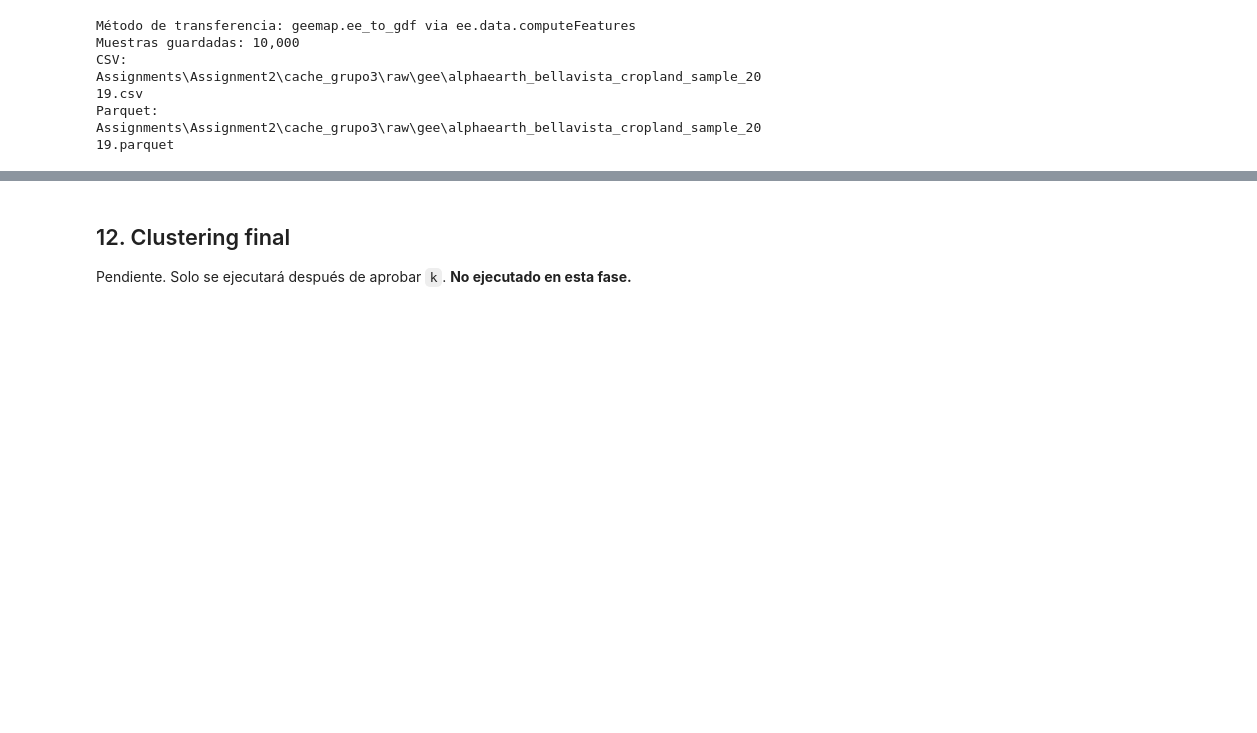
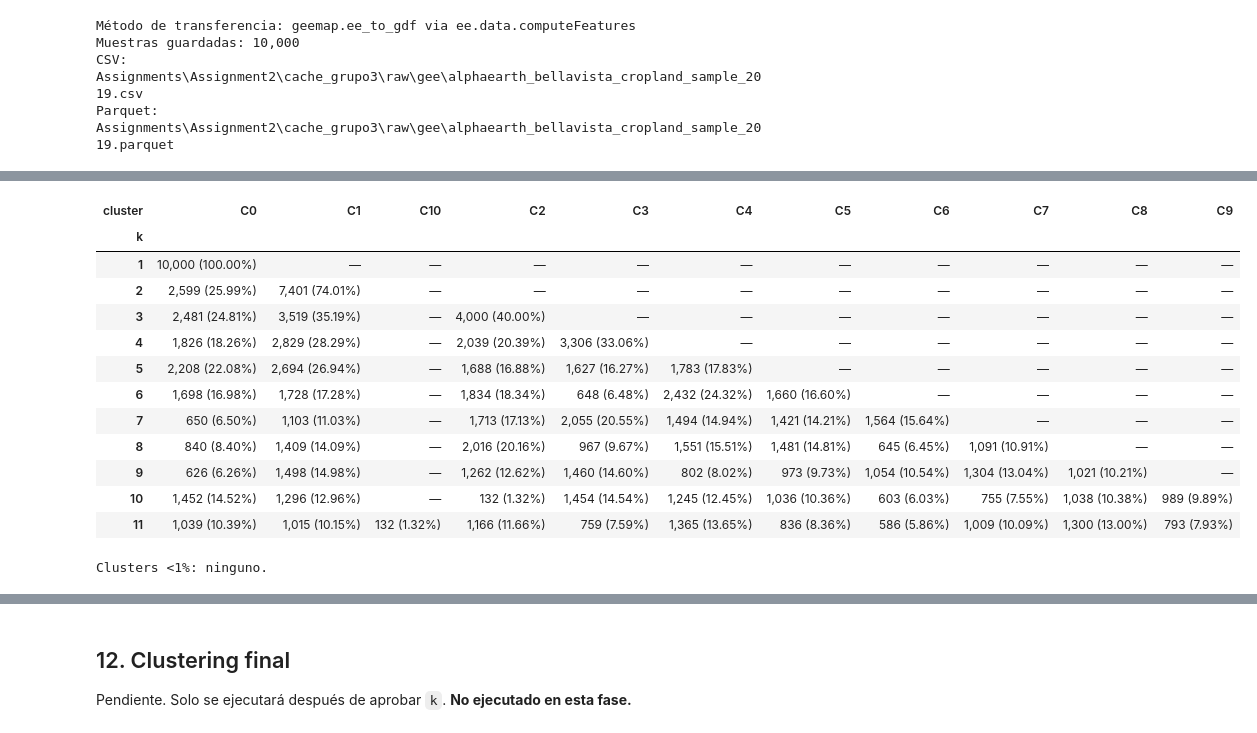
Before and after one commit to anzonyquispe/GeoAgent, a Jupyter notebook: Assignments/Assignment2/Assignment2_Identifying_Rice_Areas_grupo3.ipynb, the cells around one changed output, grey strips where cells are left out. Cells and saved outputs as stored; diff of their text form; code cells hidden in the pictures; blank space fills up the shorter version.

Commit message:
Select optimal clusters for Assignment 2

```diff
--- a/Assignments/Assignment2/Assignment2_Identifying_Rice_Areas_grupo3.ipynb
+++ b/Assignments/Assignment2/Assignment2_Identifying_Rice_Areas_grupo3.ipynb
@@ -453,0 +722,35 @@ Pendiente para la Fase 2. Se evaluará `k = 1…11` con backend sklearn y las
+# %%
+phase2_size_summary = (
+    phase2_sizes.assign(
+        cluster=lambda frame: frame["cluster_id"].map(lambda value: f"C{value}"),
+        size_and_percentage=lambda frame: frame.apply(
+            lambda row: f"{int(row['size']):,} ({row['percentage']:.2f}%)",
+            axis=1,
+        ),
+    )
+    .pivot(index="k", columns="cluster", values="size_and_percentage")
+)
+display(phase2_size_summary.fillna("—"))
+small_phase2_clusters = phase2_sizes[phase2_sizes["below_1_percent"]]
+print(
+    "Clusters <1%: ninguno."
+    if small_phase2_clusters.empty
+    else "Advertencias <1%:"
+)
+if not small_phase2_clusters.empty:
+    display(small_phase2_clusters)
+# %% [output]
+| cluster | C0 | C1 | C10 | C2 | C3 | C4 | C5 | C6 | C7 | C8 | C9 |
+| k |  |  |  |  |  |  |  |  |  |  |  |
+| 1 | 10,000 (100.00%) | — | — | — | — | — | — | — | — | — | — |
+| 2 | 2,599 (25.99%) | 7,401 (74.01%) | — | — | — | — | — | — | — | — | — |
+| 3 | 2,481 (24.81%) | 3,519 (35.19%) | — | 4,000 (40.00%) | — | — | — | — | — | — | — |
+| 4 | 1,826 (18.26%) | 2,829 (28.29%) | — | 2,039 (20.39%) | 3,306 (33.06%) | — | — | — | — | — | — |
+| 5 | 2,208 (22.08%) | 2,694 (26.94%) | — | 1,688 (16.88%) | 1,627 (16.27%) | 1,783 (17.83%) | — | — | — | — | — |
+| 6 | 1,698 (16.98%) | 1,728 (17.28%) | — | 1,834 (18.34%) | 648 (6.48%) | 2,432 (24.32%) | 1,660 (16.60%) | — | — | — | — |
+| 7 | 650 (6.50%) | 1,103 (11.03%) | — | 1,713 (17.13%) | 2,055 (20.55%) | 1,494 (14.94%) | 1,421 (14.21%) | 1,564 (15.64%) | — | — | — |
+| 8 | 840 (8.40%) | 1,409 (14.09%) | — | 2,016 (20.16%) | 967 (9.67%) | 1,551 (15.51%) | 1,481 (14.81%) | 645 (6.45%) | 1,091 (10.91%) | — | — |
+| 9 | 626 (6.26%) | 1,498 (14.98%) | — | 1,262 (12.62%) | 1,460 (14.60%) | 802 (8.02%) | 973 (9.73%) | 1,054 (10.54%) | 1,304 (13.04%) | 1,021 (10.21%) | — |
+| 10 | 1,452 (14.52%) | 1,296 (12.96%) | — | 132 (1.32%) | 1,454 (14.54%) | 1,245 (12.45%) | 1,036 (10.36%) | 603 (6.03%) | 755 (7.55%) | 1,038 (10.38%) | 989 (9.89%) |
+| 11 | 1,039 (10.39%) | 1,015 (10.15%) | 132 (1.32%) | 1,166 (11.66%) | 759 (7.59%) | 1,365 (13.65%) | 836 (8.36%) | 586 (5.86%) | 1,009 (10.09%) | 1,300 (13.00%) | 793 (7.93%) |
+Clusters <1%: ninguno.
```
Also changed, not shown: parts of 12 cells of this notebook, 1 other file.
